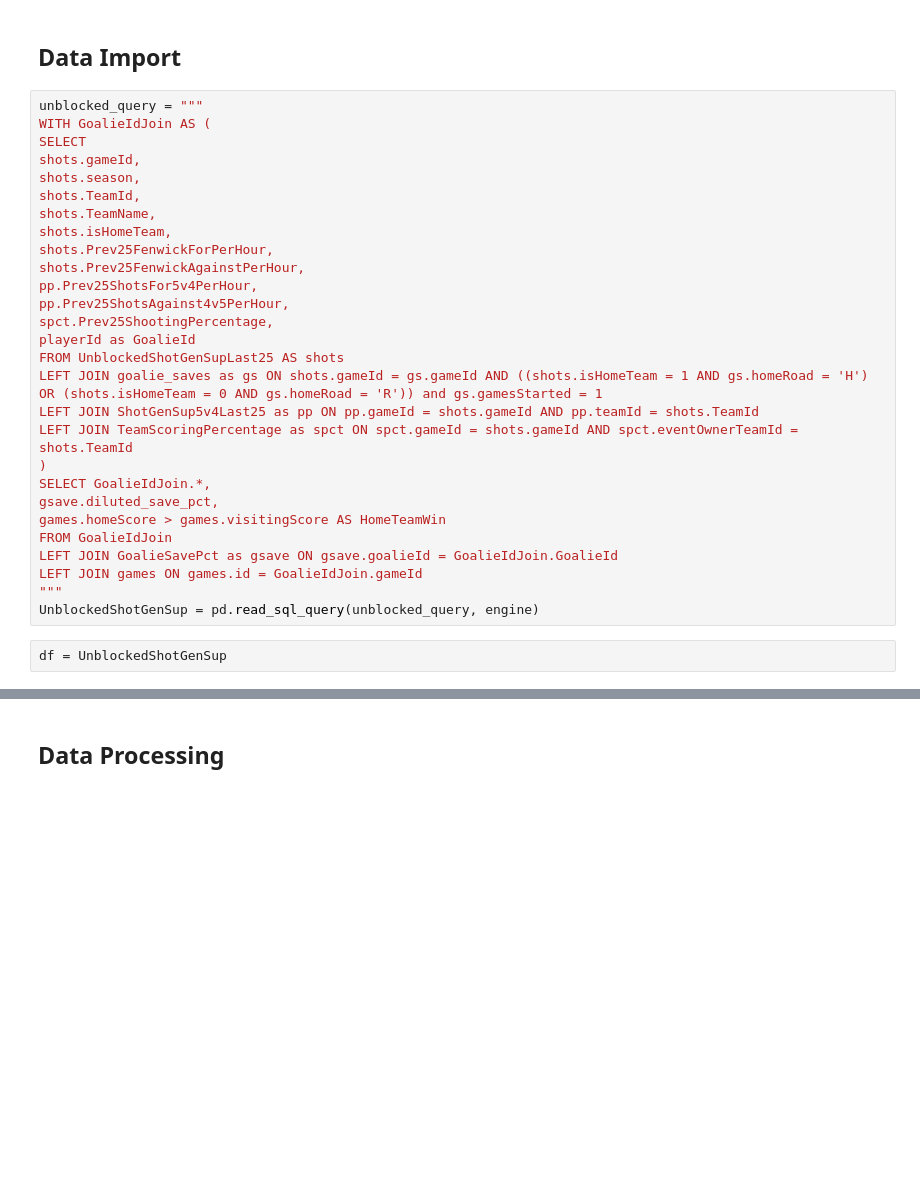
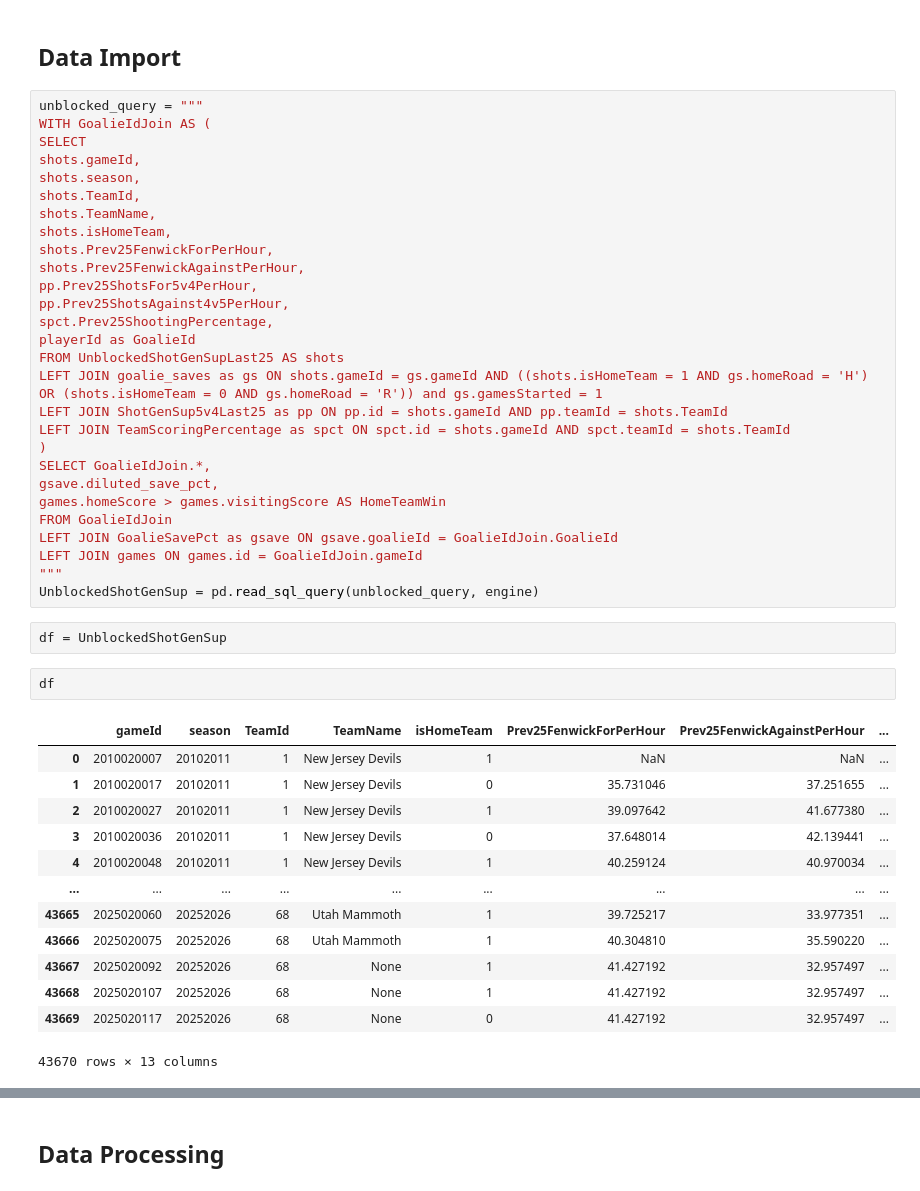
Before and after one commit to tristanrussell2000/hockeydata, a Jupyter notebook: oscar replica/oscar.ipynb, the cells around one changed output, grey strips where cells are left out. Drawn from its saved outputs; the diff is of its cells as text; blank space fills up the shorter version.

```diff
--- a/oscar replica/oscar.ipynb
+++ b/oscar replica/oscar.ipynb
@@ -30,8 +30,8 @@ spct.Prev25ShootingPercentage,
 playerId as GoalieId
 FROM UnblockedShotGenSupLast25 AS shots
 LEFT JOIN goalie_saves as gs ON shots.gameId = gs.gameId AND ((shots.isHomeTeam = 1 AND gs.homeRoad = 'H') OR (shots.isHomeTeam = 0 AND gs.homeRoad = 'R')) and gs.gamesStarted = 1
-LEFT JOIN ShotGenSup5v4Last25 as pp ON pp.gameId = shots.gameId AND pp.teamId = shots.TeamId
-LEFT JOIN TeamScoringPercentage as spct ON spct.gameId = shots.gameId AND spct.eventOwnerTeamId = shots.TeamId
+LEFT JOIN ShotGenSup5v4Last25 as pp ON pp.id = shots.gameId AND pp.teamId = shots.TeamId
+LEFT JOIN TeamScoringPercentage as spct ON spct.id = shots.gameId AND spct.teamId = shots.TeamId
 )
 SELECT GoalieIdJoin.*,
 gsave.diluted_save_pct,
@@ -43,3 +43,19 @@ LEFT JOIN games ON games.id = GoalieIdJoin.gameId
 UnblockedShotGenSup = pd.read_sql_query(unblocked_query, engine)
 # %%
 df = UnblockedShotGenSup
+# %%
+df
+# %% [output]
+|  | gameId | season | TeamId | TeamName | isHomeTeam | Prev25FenwickForPerHour | Prev25FenwickAgainstPerHour | ... |
+| 0 | 2010020007 | 20102011 | 1 | New Jersey Devils | 1 | NaN | NaN | ... |
+| 1 | 2010020017 | 20102011 | 1 | New Jersey Devils | 0 | 35.731046 | 37.251655 | ... |
+| 2 | 2010020027 | 20102011 | 1 | New Jersey Devils | 1 | 39.097642 | 41.677380 | ... |
+| 3 | 2010020036 | 20102011 | 1 | New Jersey Devils | 0 | 37.648014 | 42.139441 | ... |
+| 4 | 2010020048 | 20102011 | 1 | New Jersey Devils | 1 | 40.259124 | 40.970034 | ... |
+| ... | ... | ... | ... | ... | ... | ... | ... | ... |
+| 43665 | 2025020060 | 20252026 | 68 | Utah Mammoth | 1 | 39.725217 | 33.977351 | ... |
+| 43666 | 2025020075 | 20252026 | 68 | Utah Mammoth | 1 | 40.304810 | 35.590220 | ... |
+| 43667 | 2025020092 | 20252026 | 68 | None | 1 | 41.427192 | 32.957497 | ... |
+| 43668 | 2025020107 | 20252026 | 68 | None | 1 | 41.427192 | 32.957497 | ... |
+| 43669 | 2025020117 | 20252026 | 68 | None | 0 | 41.427192 | 32.957497 | ... |
+43670 rows × 13 columns
```
Also changed, not shown: parts of 1 cell of this notebook, 8 other files.
